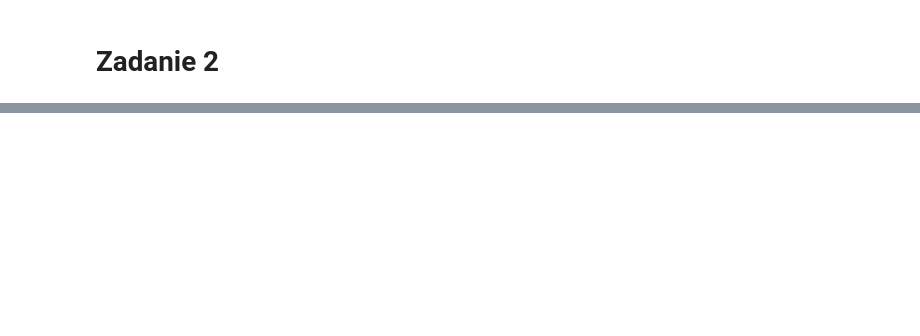
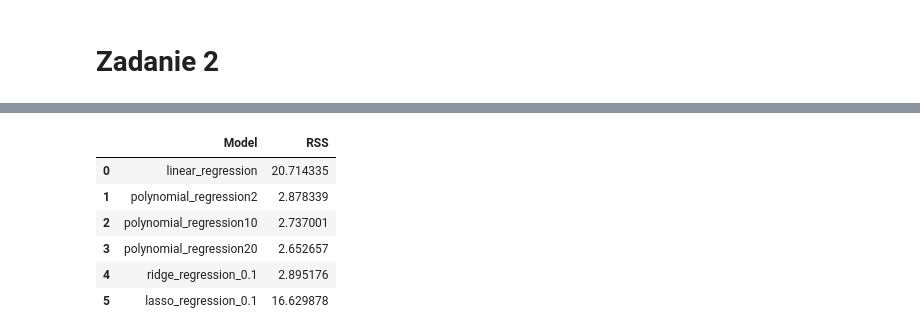
Before and after one commit to mdabrowski-phd/ds250223_regul, a Jupyter notebook: 02_regularyzacja/01_regularyzacja_model_regresji.ipynb, the cells around one changed output, grey strips where cells are left out. Drawn from its saved outputs; the diff is of its cells as text; code cells hidden in the pictures; blank space fills up the shorter version.

```diff
--- a/02_regularyzacja/01_regularyzacja_model_regresji.ipynb
+++ b/02_regularyzacja/01_regularyzacja_model_regresji.ipynb
@@ -324,0 +359,10 @@ Dopasuj model regresji:
+# %%
+pd.DataFrame(list(rss.items()),columns = ['Model','RSS'])
+# %% [output]
+|  | Model | RSS |
+| 0 | linear_regression | 20.714335 |
+| 1 | polynomial_regression2 | 2.878339 |
+| 2 | polynomial_regression10 | 2.737001 |
+| 3 | polynomial_regression20 | 2.652657 |
+| 4 | ridge_regression_0.1 | 2.895176 |
+| 5 | lasso_regression_0.1 | 16.629878 |
```
Also changed, not shown: parts of 24 cells of this notebook, 3 other files.
